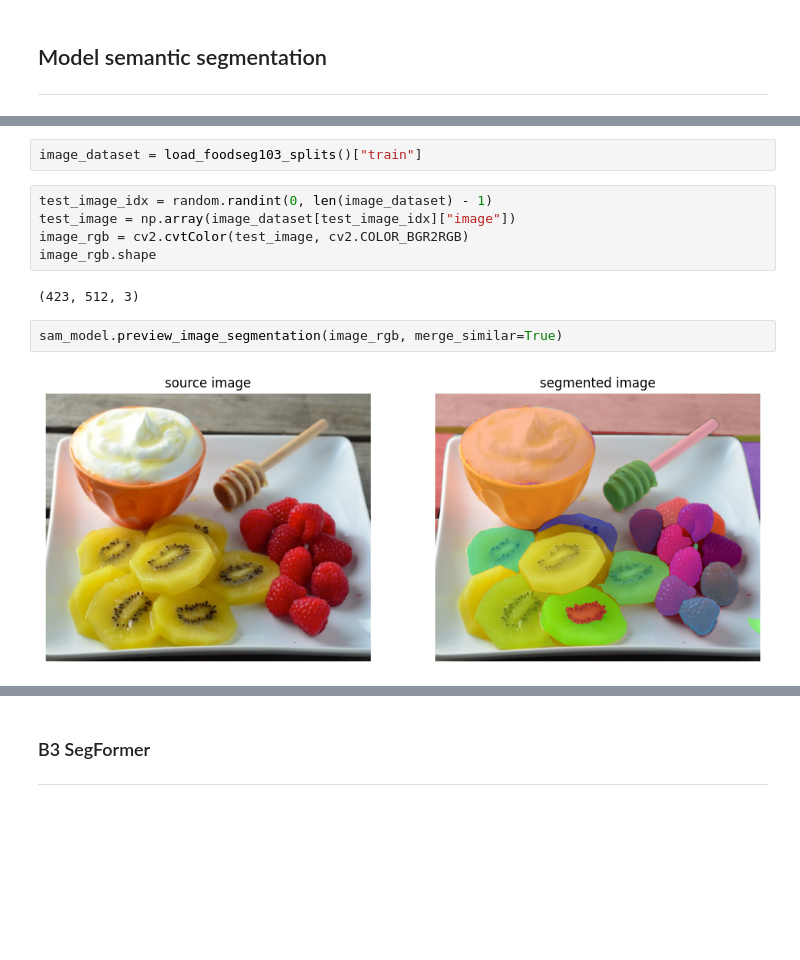
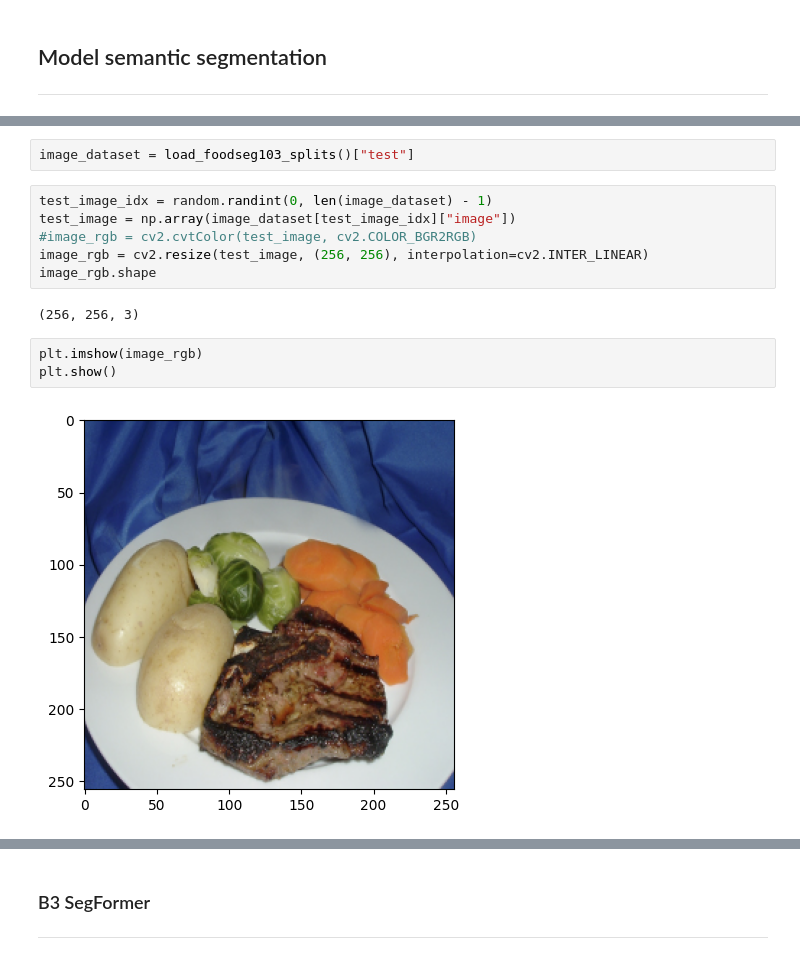
Before and after one commit to fernandocfbf/food-macro-analyzer, a Jupyter notebook: segmentation_SAM_model.ipynb, the cells around one changed output, grey strips where cells are left out. Cells and saved outputs as stored; diff of their text form; blank space fills up the shorter version.

```diff
--- a/segmentation_SAM_model.ipynb
+++ b/segmentation_SAM_model.ipynb
@@ -24,13 +31,15 @@ sam_model = SAMModel()
 # %%
-image_dataset = load_foodseg103_splits()["train"]
+image_dataset = load_foodseg103_splits()["test"]
 # %%
 test_image_idx = random.randint(0, len(image_dataset) - 1)
 test_image = np.array(image_dataset[test_image_idx]["image"])
-image_rgb = cv2.cvtColor(test_image, cv2.COLOR_BGR2RGB)
+#image_rgb = cv2.cvtColor(test_image, cv2.COLOR_BGR2RGB)
+image_rgb = cv2.resize(test_image, (256, 256), interpolation=cv2.INTER_LINEAR)
 image_rgb.shape
 # %% [output]
-(423, 512, 3)
+(256, 256, 3)
-# %%
-sam_model.preview_image_segmentation(image_rgb, merge_similar=True)
-# %% [output]
-[figure, removed]
+# %%
+plt.imshow(image_rgb)
+plt.show()
+# %% [output]
+[figure, added]
```
Also changed, not shown: parts of 18 cells of this notebook, 2 other files.
